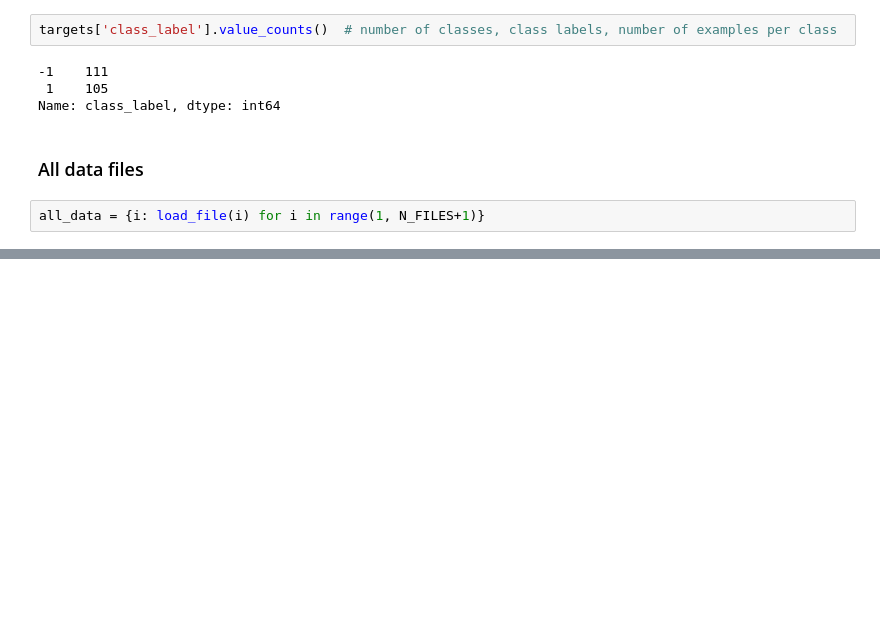
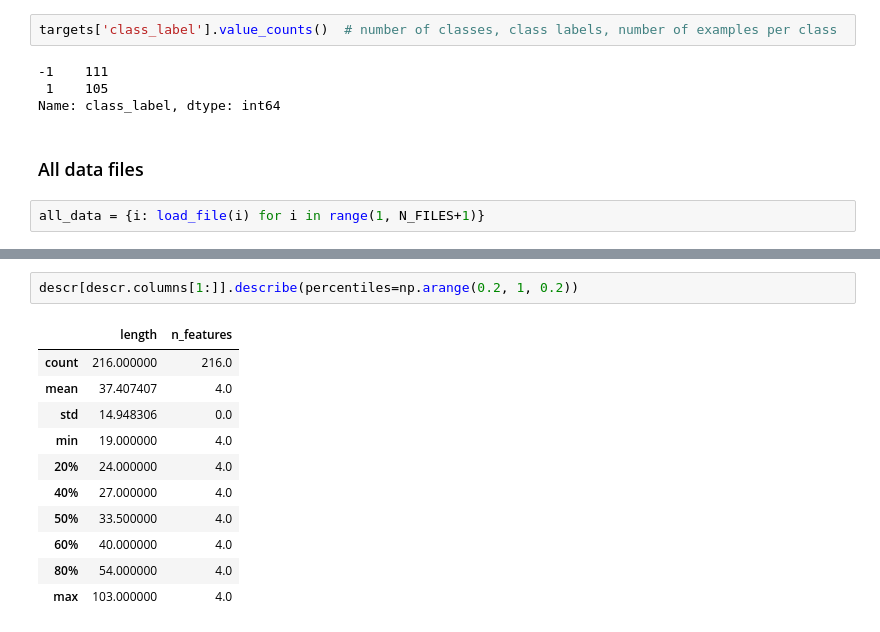
Before and after one commit to animaviridis/dmv-practicals, a Jupyter notebook: assessment/assignment1/task2/task2.ipynb, the cells around one changed output, grey strips where cells are left out. Saved outputs shown, nothing was run; the diff lists cells and outputs as text; blank space fills up the shorter version.

```diff
--- a/assessment/assignment1/task2/task2.ipynb
+++ b/assessment/assignment1/task2/task2.ipynb
@@ -91,0 +96,14 @@ descr.head()
+# %%
+descr[descr.columns[1:]].describe(percentiles=np.arange(0.2, 1, 0.2))
+# %% [output]
+|  | length | n_features |
+| count | 216.000000 | 216.0 |
+| mean | 37.407407 | 4.0 |
+| std | 14.948306 | 0.0 |
+| min | 19.000000 | 4.0 |
+| 20% | 24.000000 | 4.0 |
+| 40% | 27.000000 | 4.0 |
+| 50% | 33.500000 | 4.0 |
+| 60% | 40.000000 | 4.0 |
+| 80% | 54.000000 | 4.0 |
+| max | 103.000000 | 4.0 |
```
Also changed, not shown: parts of 7 cells of this notebook, 1 other file.
